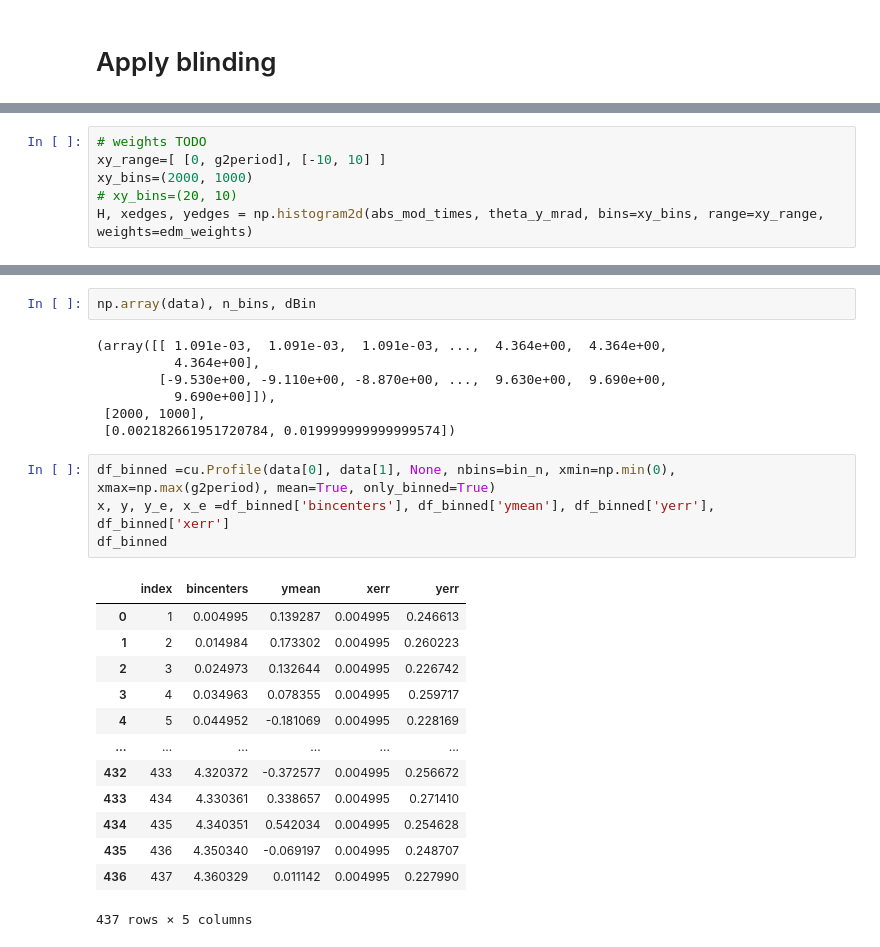
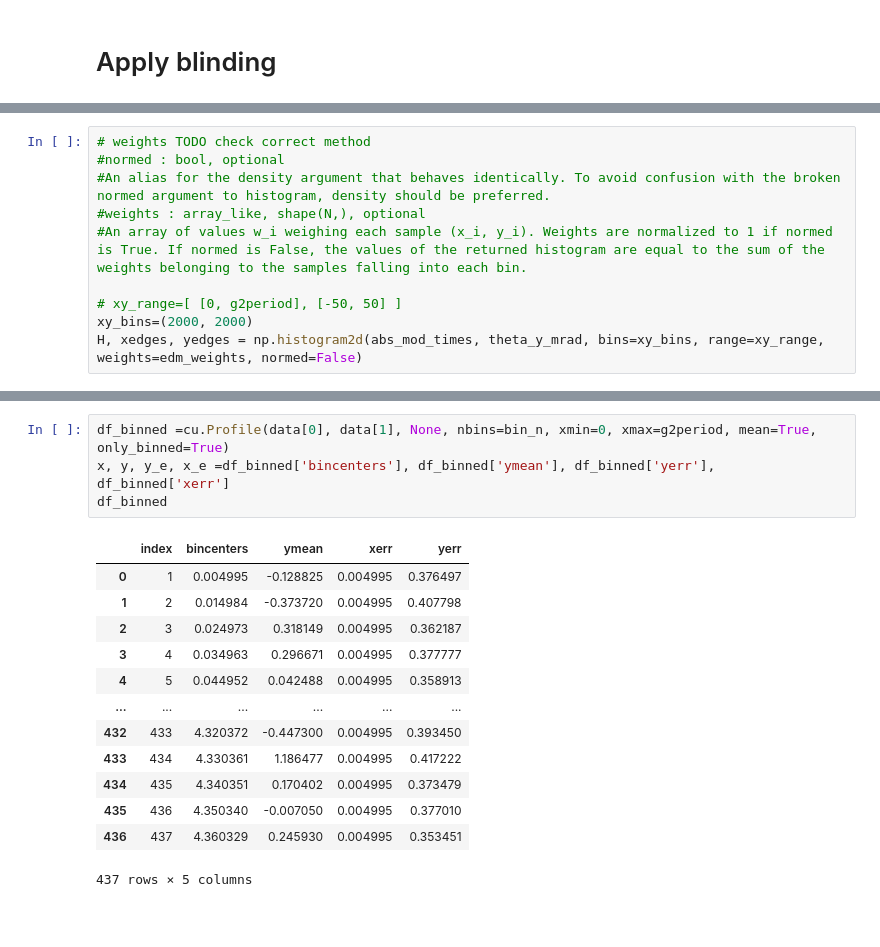
Before and after one commit to glukicov/EDMTracking, a Jupyter notebook: JupyterNB/Bz_sim.ipynb, the cells around one changed output, grey strips where cells are left out. Cells and saved outputs as stored; diff of their text form; blank space fills up the shorter version.

```diff
--- a/JupyterNB/Bz_sim.ipynb
+++ b/JupyterNB/Bz_sim.ipynb
@@ -181,6 +179,0 @@ abs_mod_times, edm_weights = cu.get_abs_times_weights(t)
-# %%
-# weights TODO
-xy_range=[ [0, g2period], [-10, 10] ]
-xy_bins=(2000, 1000)
-# xy_bins=(20, 10)
-H, xedges, yedges = np.histogram2d(abs_mod_times, theta_y_mrad, bins=xy_bins, range=xy_range, weights=edm_weights)
@@ -187,3 +194,13 @@ H, xedges, yedges = np.histogram2d(abs_mod_times, theta_y_mrad, bins=xy_bins, ra
+# %%
+# weights TODO check correct method
+#normed : bool, optional
+#An alias for the density argument that behaves identically. To avoid confusion with the broken normed argument to histogram, density should be preferred.
+#weights : array_like, shape(N,), optional
+#An array of values w_i weighing each sample (x_i, y_i). Weights are normalized to 1 if normed is True. If normed is False, the values of the returned histogram are equal to the sum of the weights belonging to the samples falling into each bin.
+
+# xy_range=[ [0, g2period], [-50, 50] ]
+xy_bins=(2000, 2000)
+H, xedges, yedges = np.histogram2d(abs_mod_times, theta_y_mrad, bins=xy_bins, range=xy_range, weights=edm_weights, normed=False)
 # %%
 #### TODO more clever way
 # https://github.com/scikit-hep/histbook (weights)
@@ -227,30 +246,21 @@ for ix,iy in np.ndindex(freq.shape): # looping over x,y indices of a matrix
     for i in range(0, freq[ix][iy]): # for that number of freq
             data[0].append(binC[0][ix]) #append to  X, and Y
             data[1].append(binC[1][iy])
-# %%
-np.array(data), n_bins, dBin
-# %% [output]
-(array([[ 1.091e-03,  1.091e-03,  1.091e-03, ...,  4.364e+00,  4.364e+00,
-          4.364e+00],
-        [-9.530e+00, -9.110e+00, -8.870e+00, ...,  9.630e+00,  9.690e+00,
-          9.690e+00]]),
- [2000, 1000],
- [0.002182661951720784, 0.019999999999999574])
 # %%
-df_binned =cu.Profile(data[0], data[1], None, nbins=bin_n, xmin=np.min(0), xmax=np.max(g2period), mean=True, only_binned=True)
+df_binned =cu.Profile(data[0], data[1], None, nbins=bin_n, xmin=0, xmax=g2period, mean=True, only_binned=True)
 x, y, y_e, x_e =df_binned['bincenters'], df_binned['ymean'], df_binned['yerr'], df_binned['xerr']
 df_binned
 # %% [output]
 |  | index | bincenters | ymean | xerr | yerr |
-| 0 | 1 | 0.004995 | 0.139287 | 0.004995 | 0.246613 |
-| 1 | 2 | 0.014984 | 0.173302 | 0.004995 | 0.260223 |
-| 2 | 3 | 0.024973 | 0.132644 | 0.004995 | 0.226742 |
-| 3 | 4 | 0.034963 | 0.078355 | 0.004995 | 0.259717 |
-| 4 | 5 | 0.044952 | -0.181069 | 0.004995 | 0.228169 |
+| 0 | 1 | 0.004995 | -0.128825 | 0.004995 | 0.376497 |
+| 1 | 2 | 0.014984 | -0.373720 | 0.004995 | 0.407798 |
+| 2 | 3 | 0.024973 | 0.318149 | 0.004995 | 0.362187 |
+| 3 | 4 | 0.034963 | 0.296671 | 0.004995 | 0.377777 |
+| 4 | 5 | 0.044952 | 0.042488 | 0.004995 | 0.358913 |
 | ... | ... | ... | ... | ... | ... |
-| 432 | 433 | 4.320372 | -0.372577 | 0.004995 | 0.256672 |
-| 433 | 434 | 4.330361 | 0.338657 | 0.004995 | 0.271410 |
-| 434 | 435 | 4.340351 | 0.542034 | 0.004995 | 0.254628 |
-| 435 | 436 | 4.350340 | -0.069197 | 0.004995 | 0.248707 |
-| 436 | 437 | 4.360329 | 0.011142 | 0.004995 | 0.227990 |
+| 432 | 433 | 4.320372 | -0.447300 | 0.004995 | 0.393450 |
+| 433 | 434 | 4.330361 | 1.186477 | 0.004995 | 0.417222 |
+| 434 | 435 | 4.340351 | 0.170402 | 0.004995 | 0.373479 |
+| 435 | 436 | 4.350340 | -0.007050 | 0.004995 | 0.377010 |
+| 436 | 437 | 4.360329 | 0.245930 | 0.004995 | 0.353451 |
 437 rows × 5 columns
```
Also changed, not shown: parts of 9 cells of this notebook.
